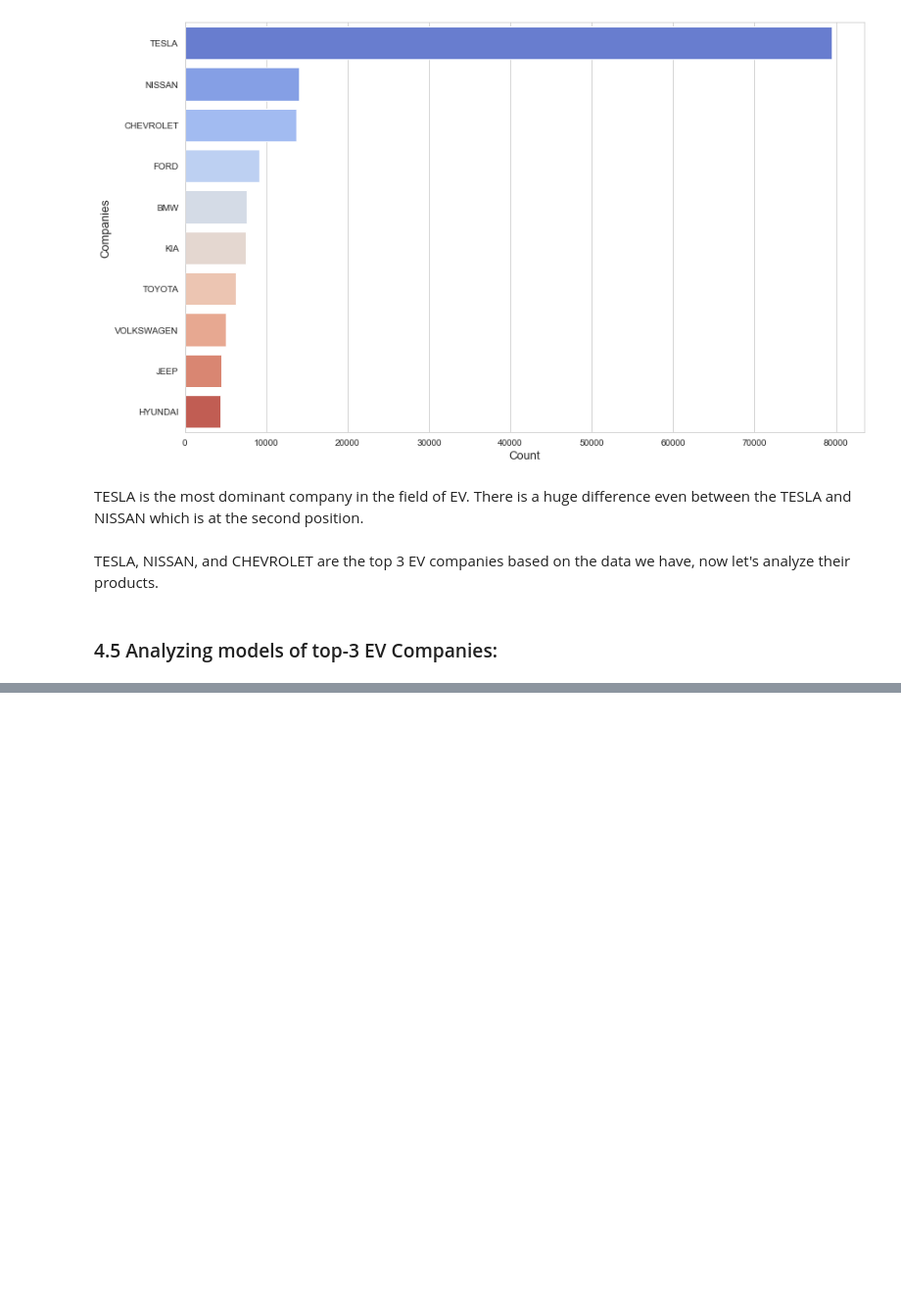
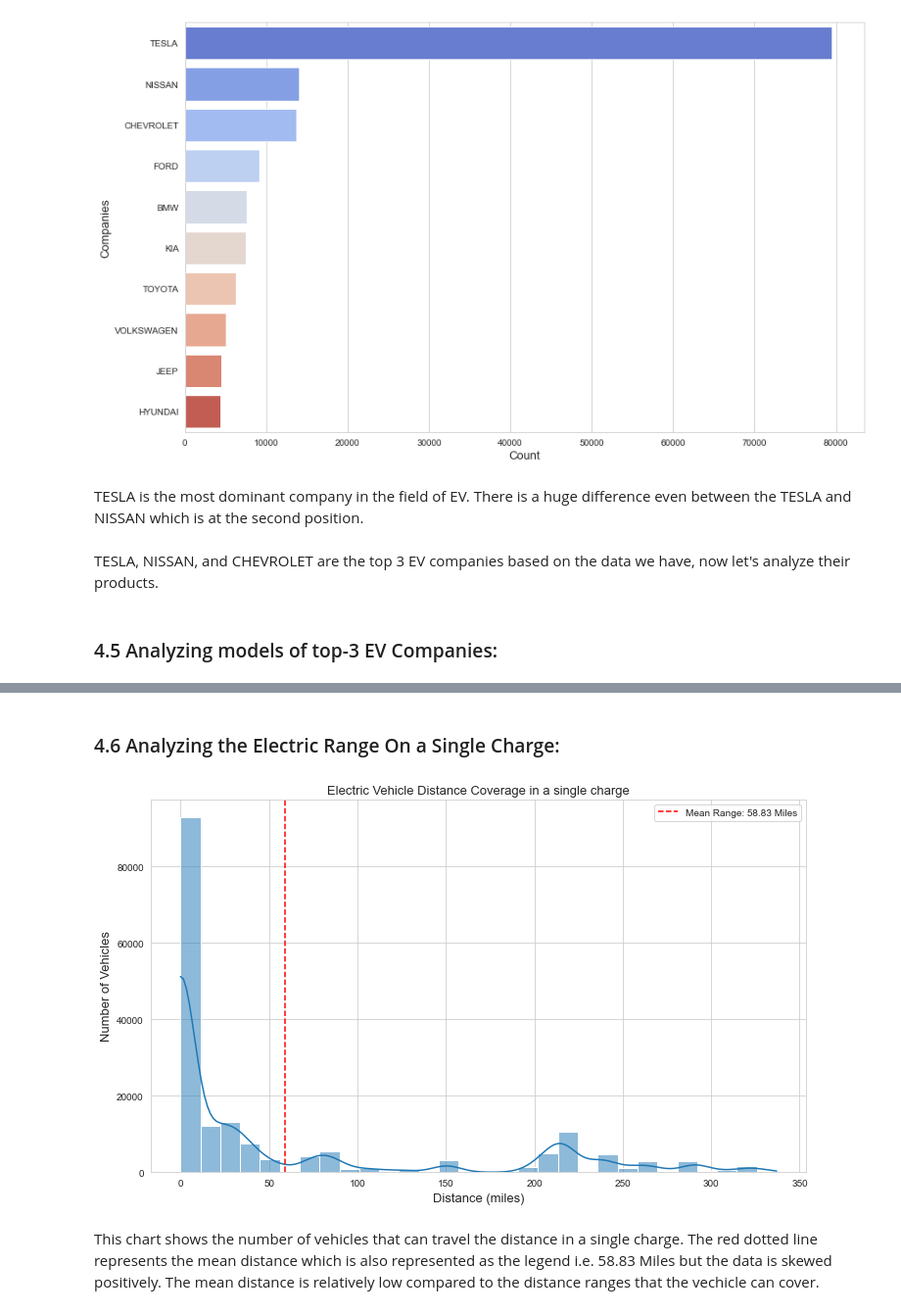
Before and after one commit to Nishan-k/Electric-Vehicles-Market-Size-Analysis, a Jupyter notebook: EV market size analysis for US.ipynb, the cells around one changed output, grey strips where cells are left out. Shown: that part at 98% size. Saved outputs shown, nothing was run; the diff lists cells and outputs as text; code cells hidden in the pictures; blank space fills up the shorter version.

```diff
--- a/EV market size analysis for US.ipynb
+++ b/EV market size analysis for US.ipynb
@@ -278,0 +277,17 @@ TESLA’s MODEL Y and MODEL 3 are the most popular, with MODEL Y having the high
+# %% [markdown]
+### 4.6 Analyzing the Electric Range On a Single Charge:
+# %%
+plt.figure(figsize=(12, 7))
+sns.histplot(data['Electric Range'], kde=True, bins=30)
+plt.axvline(data['Electric Range'].mean(), color='red', linestyle='--', label=f"Mean Range: {data['Electric Range'].mean():.2f} Miles")
+plt.title("Electric Vehicle Distance Coverage in a single charge", fontsize=13)
+plt.legend()
+plt.xlabel("Distance (miles)", fontsize=13)
+plt.ylabel("Number of Vehicles", fontsize=13)
+plt.show()
+# %% [output]
+[figure, added]
+# %% [markdown]
+This chart shows the number of vehicles that can travel the distance in a single charge. The red dotted line represents the
+mean distance which is also represented as the legend i.e. 58.83 Miles but the data is skewed positively. The mean distance
+is relatively low compared to the distance ranges that the vechicle can cover.
```
Also changed, not shown: parts of 9 cells of this notebook.
